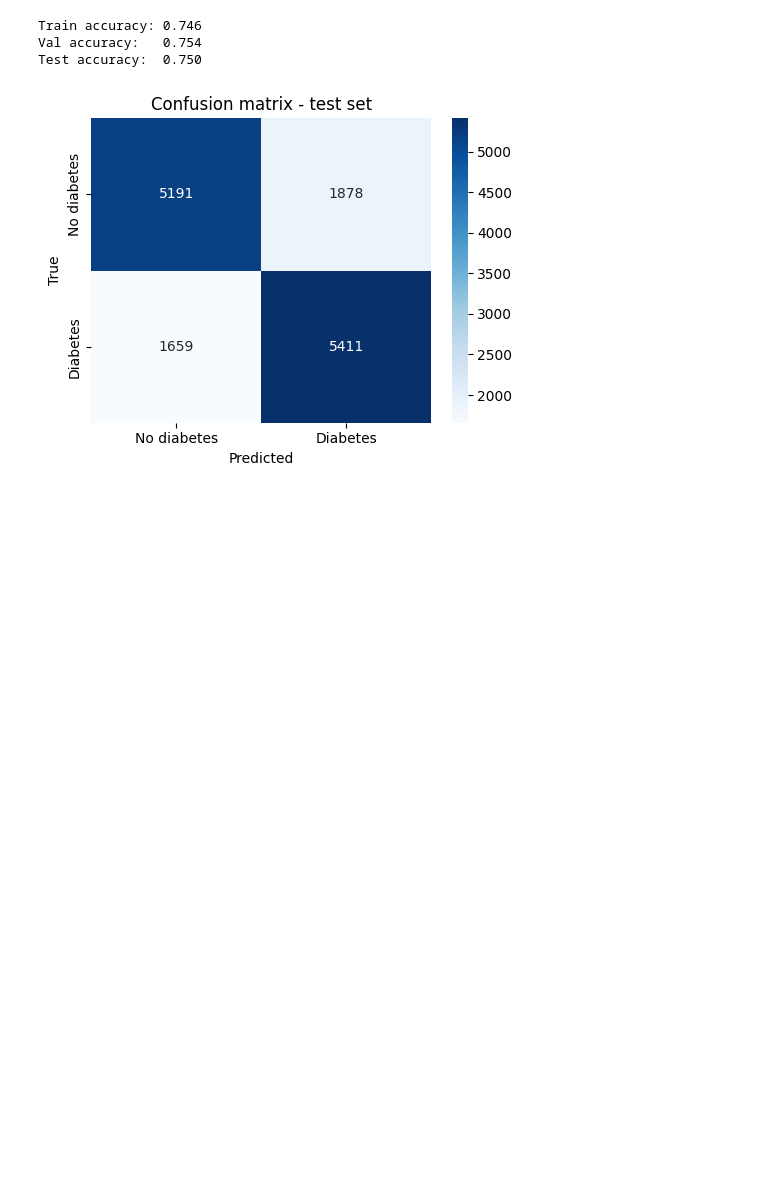
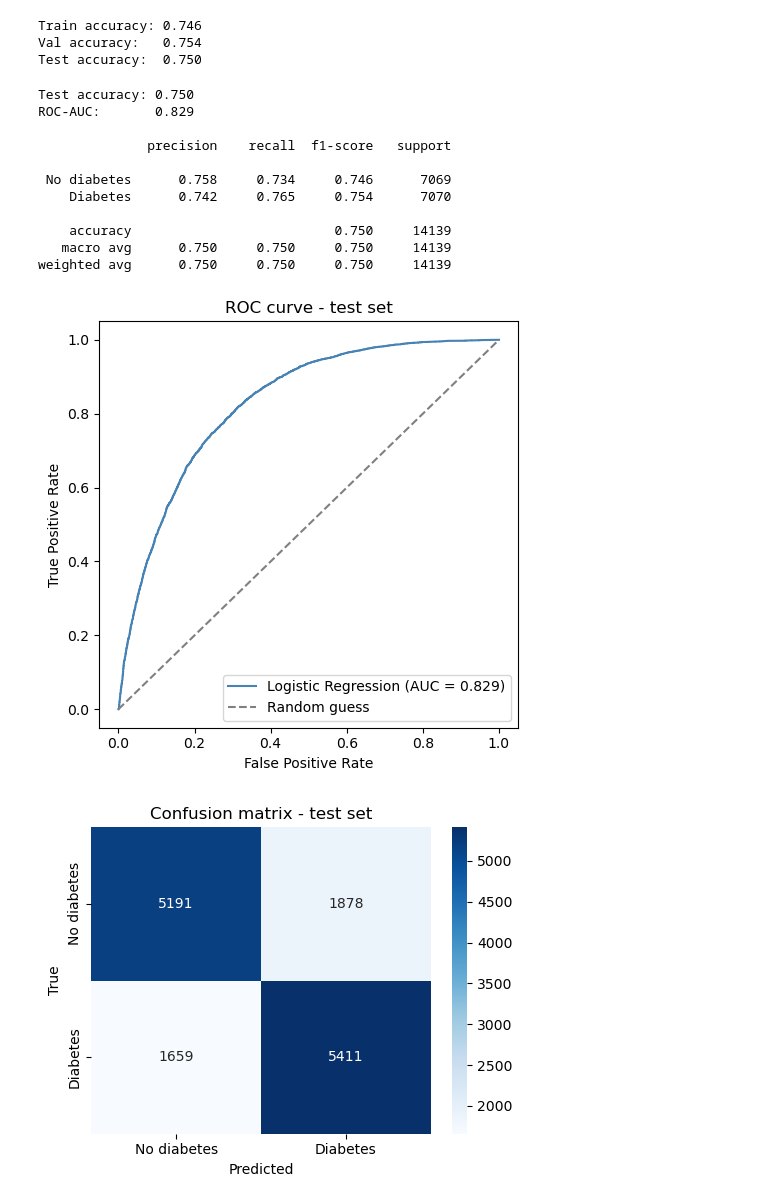
Before and after one commit to nosywe-byte/Project-1-XAI, a Jupyter notebook: Log_Reg.ipynb, the cells around one changed output. Drawn from its saved outputs; the diff is of its cells as text; code cells hidden in the pictures; blank space fills up the shorter version.

```diff
--- a/Log_Reg.ipynb
+++ b/Log_Reg.ipynb
@@ -158,6 +158,41 @@ print(f"Test accuracy:  {test_acc:.3f}")
 Train accuracy: 0.746
 Val accuracy:   0.754
 Test accuracy:  0.750
+# %%
+from sklearn.metrics import roc_auc_score, roc_curve, classification_report
+
+# Sandsynligheder for den positive klasse (Diabetes), til ROC-AUC
+test_proba = model.predict_proba(X_test)[:, 1]
+test_auc = roc_auc_score(y_test, test_proba)
+
+print(f"Test accuracy: {test_acc:.3f}")
+print(f"ROC-AUC:       {test_auc:.3f}\n")
+print(classification_report(y_test, test_pred, target_names=['No diabetes', 'Diabetes'], digits=3))
+
+fpr, tpr, _ = roc_curve(y_test, test_proba)
+
+plt.figure(figsize=(5, 5))
+plt.plot(fpr, tpr, label=f'Logistic Regression (AUC = {test_auc:.3f})', color='steelblue')
+plt.plot([0, 1], [0, 1], linestyle='--', color='gray', label='Random guess')
+plt.xlabel('False Positive Rate')
+plt.ylabel('True Positive Rate')
+plt.title('ROC curve - test set')
+plt.legend()
+plt.tight_layout()
+plt.show()
+# %% [output]
+Test accuracy: 0.750
+ROC-AUC:       0.829
+
+              precision    recall  f1-score   support
+
+ No diabetes      0.758     0.734     0.746      7069
+    Diabetes      0.742     0.765     0.754      7070
+
+    accuracy                          0.750     14139
+   macro avg      0.750     0.750     0.750     14139
+weighted avg      0.750     0.750     0.750     14139
+[figure, added]
 # %%
 # Confusion matrix + classification report on the test set
 cm = confusion_matrix(y_test, test_pred)
```
Also changed, not shown: 2 other files.
